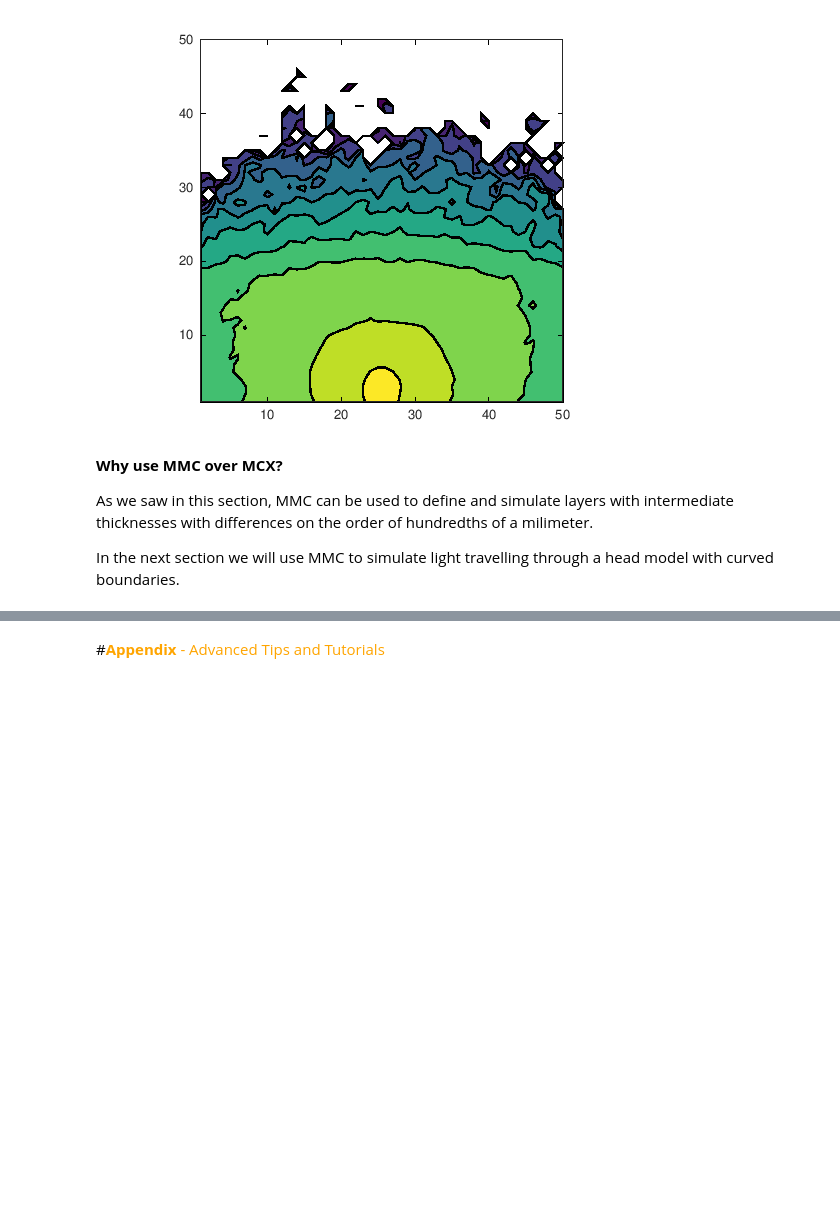
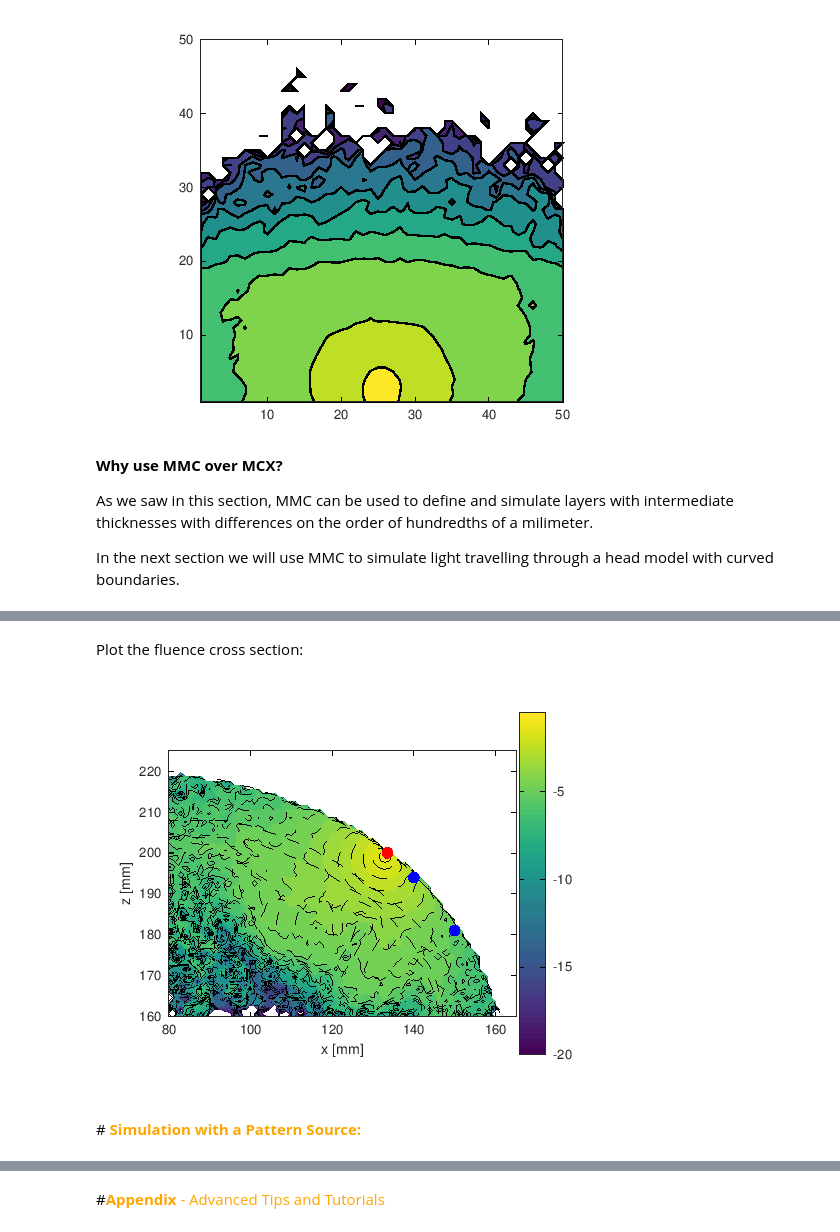
Before and after one commit to nzhang1218/MCX24Workshop, a Jupyter notebook: Training/MCX2024_2A_mmc_training.ipynb, the cells around one changed output, grey strips where cells are left out. Saved outputs shown, nothing was run; the diff lists cells and outputs as text; code cells hidden in the pictures; blank space fills up the shorter version.

Commit message:
Testing and adding more documentation to atlas and pattern source examples

```diff
--- a/Training/MCX2024_2A_mmc_training.ipynb
+++ b/Training/MCX2024_2A_mmc_training.ipynb
@@ -456,0 +457,6 @@ In the next section we will use MMC to simulate light travelling through a head
+# %%
+%%octave
+load('mmc/mmclab/example/head_atlas.mat');
+node = double(node);
+elem = double(elem);
+prop = double(prop);
@@ -456,0 +510,59 @@ In the next section we will use MMC to simulate light travelling through a head
+# %% [markdown]
+Plot the fluence cross section:
+# %%
+%%octave
+%% post-simulation data processing and visualization
+% convert time-resolved fluence to CW fluence
+CWfluence=sum(flux.data*cfg.tstep,4);
+
+% coronal plane selected for fluence plot
+y_plane=90.5;
+
+% fix spatial offset between the coordinate origins of DMMC AABB and the mesh
+DMMC_AABB_origin=min(cfg.node); %spatial offset of the DMMC AABB
+DMMC_voxel_origin=DMMC_AABB_origin+0.5; %centroid of the 1st voxel for DMMC AABB
+DMMC_AABB_dimension=size(CWfluence);
+CWfluence_DMMC=squeeze(CWfluence(:,ceil(y_plane-DMMC_AABB_origin(1,2)),:)); %along y-axis, DMMC AABB happens to have an offset very close to 3(2.9955)
+[xx,zz]=meshgrid(DMMC_voxel_origin(1,1):(DMMC_voxel_origin(1,1)+DMMC_AABB_dimension(1,1)-1),DMMC_voxel_origin(1,3):(DMMC_voxel_origin(1,3)+DMMC_AABB_dimension(1,3)-1));
+
+figure;
+clines=-20:0.5:0;
+contourf(xx,zz,log10(abs(CWfluence_DMMC')),clines,'linestyle','--','linewidth',1.5,'DisplayName','DMMC');
+hold on;axis equal;
+colorbar('EastOutside');
+
+% plot tissue boundaries, auxiliary functions are part of iso2mesh(http://iso2mesh.sf.net)
+plane=[0 y_plane 0; 0 y_plane 1; 1 y_plane 0];
+label=unique(prop);
+face=[];
+for i=1:2:size(label,1)
+    newface=volface(cfg.elem(prop==label(i),:));
+    face=[face;newface];
+end
+[cutpos,cutvalue,cutedges]=qmeshcut(face(:,1:3),node,node(:,1),plane);
+[cutpos,cutedges]=removedupnodes(cutpos,cutedges);
+cutloop=extractloops(cutedges);
+[nanidx]=find(isnan(cutloop));
+
+for i=1:size(nanidx,2)
+    if(i==9)
+        continue;
+    end
+    if(i==1)
+        plot(cutpos(cutloop(1:(nanidx(i)-1)),1),cutpos(cutloop(1:(nanidx(i)-1)),3),'linestyle','--','color','k','LineWidth',1.25,'HandleVisibility','off');
+    elseif(i==2)
+        plot(cutpos(cutloop((nanidx(i-1)+1):(nanidx(i)-1)),1),cutpos(cutloop((nanidx(i-1)+1):(nanidx(i)-1)),3),'linestyle','--','color','k','LineWidth',1.25,'HandleVisibility','off');
+    else
+        plot(cutpos(cutloop((nanidx(i-1)+1):(nanidx(i)-1)),1),cutpos(cutloop((nanidx(i-1)+1):(nanidx(i)-1)),3),'linestyle','--','color','k','LineWidth',1.25,'HandleVisibility','off');
+    end
+end
+
+plot(cfg.srcpos(1,1),cfg.srcpos(1,3),'o','MarkerEdgeColor','r','MarkerFaceColor','r','MarkerSize',10,'DisplayName','source');
+plot(cfg.detpos(1,1),cfg.detpos(1,3),'o','MarkerEdgeColor','b','MarkerFaceColor','b','MarkerSize',10,'DisplayName','detector');
+plot(cfg.detpos(2,1),cfg.detpos(2,3),'o','MarkerEdgeColor','b','MarkerFaceColor','b','MarkerSize',10,'DisplayName','detector');
+set(gca,'ylim', [160 225]);ylabel('z [mm]');
+set(gca,'xlim', [80 165]);xlabel('x [mm]');
+# %% [output]
+[figure, added]
+# %% [markdown]
+#<font color='orange'> **Simulation with a Pattern Source:**
```
Also changed, not shown: parts of 10 cells of this notebook.
